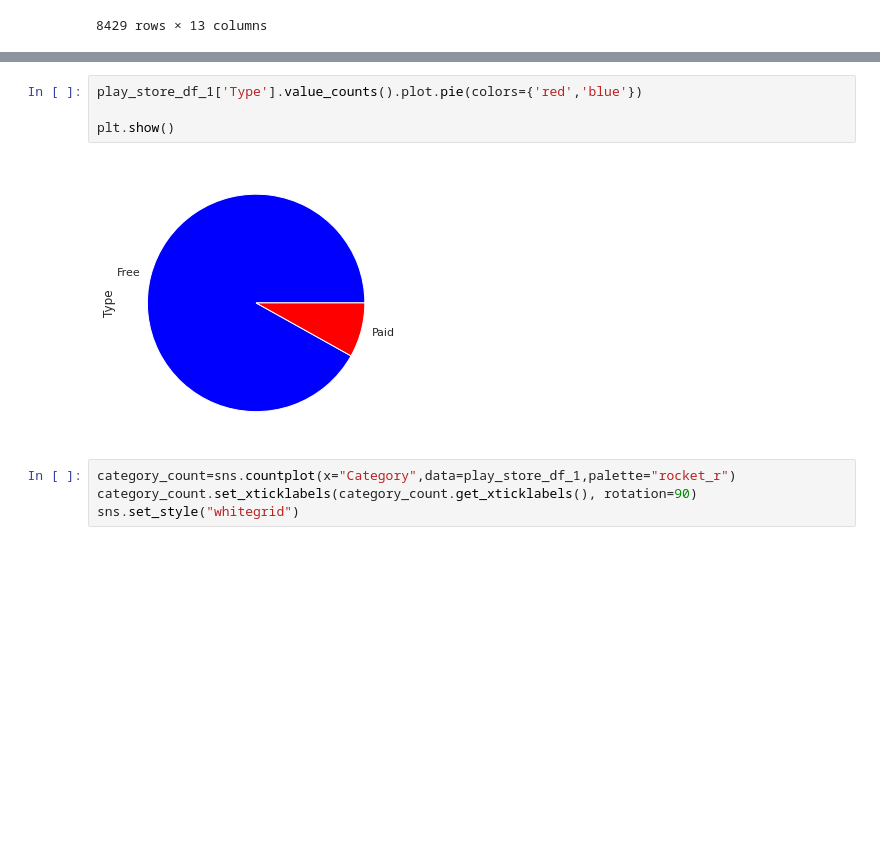
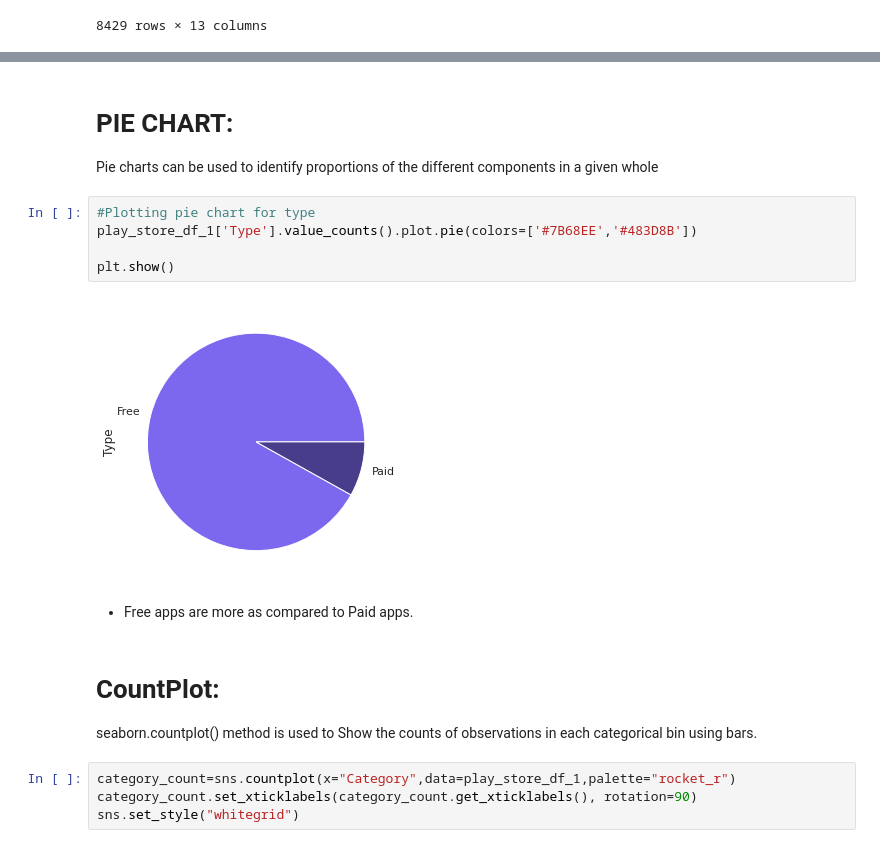
Before and after one commit to Mahima2208/EDA_PlayStore_Apps_Analysis, a Jupyter notebook: MAHIMA_PHALKEY_Play_Store_App_Review_Analysis_Capstone_Project.ipynb, the cells around one changed output, grey strips where cells are left out. Saved outputs shown, nothing was run; the diff lists cells and outputs as text; blank space fills up the shorter version.

```diff
--- a/MAHIMA_PHALKEY_Play_Store_App_Review_Analysis_Capstone_Project.ipynb
+++ b/MAHIMA_PHALKEY_Play_Store_App_Review_Analysis_Capstone_Project.ipynb
@@ -844,9 +951,19 @@ rcParams['figure.figsize'] = 20,5
+# %% [markdown]
+# **PIE CHART:**
+Pie charts can be used to identify proportions of the different components in a given whole
 # %%
-play_store_df_1['Type'].value_counts().plot.pie(colors={'red','blue'})
+#Plotting pie chart for type
+play_store_df_1['Type'].value_counts().plot.pie(colors=['#7B68EE','#483D8B'])
 
 plt.show()
 # %% [output]
-[figure, old version]
+[figure, new version]
+# %% [markdown]
+
+*   Free apps are more as compared to Paid apps.
+# %% [markdown]
+# **CountPlot:**
+seaborn.countplot() method is used to Show the counts of observations in each categorical bin using bars.
 # %%
 category_count=sns.countplot(x="Category",data=play_store_df_1,palette="rocket_r")
 category_count.set_xticklabels(category_count.get_xticklabels(), rotation=90)
```
Also changed, not shown: parts of 120 cells of this notebook.
